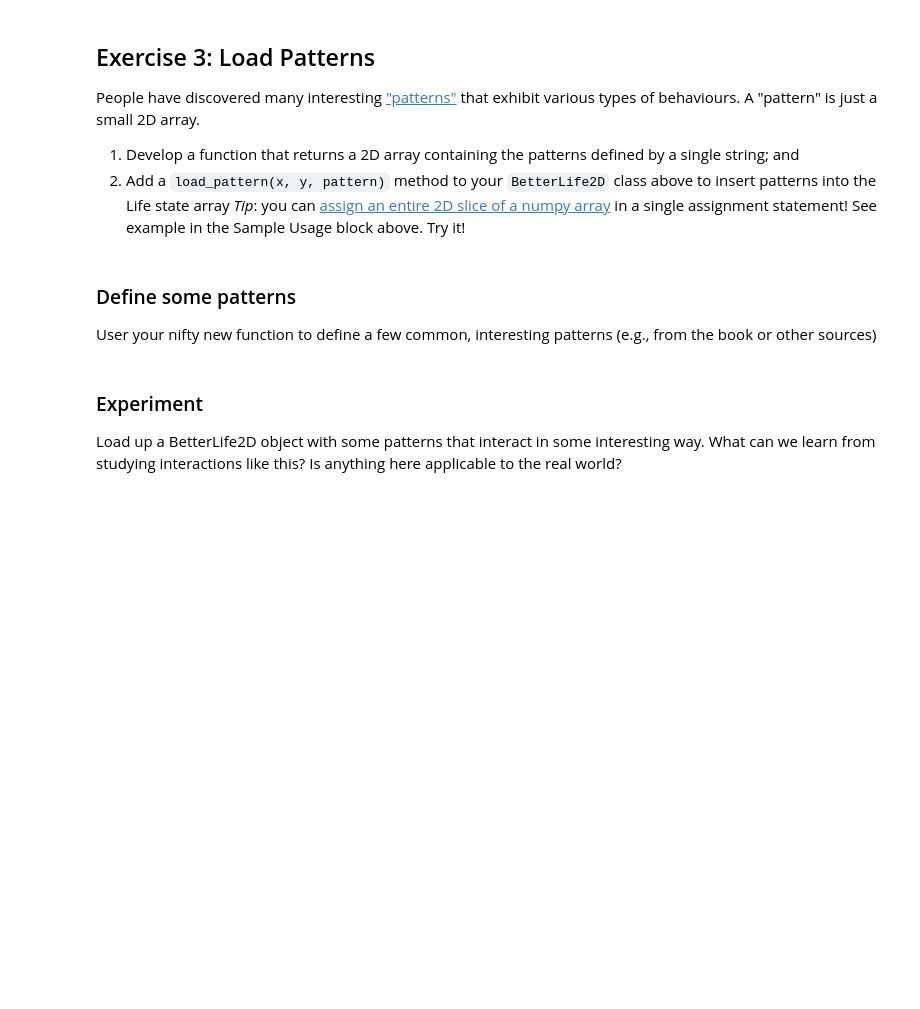
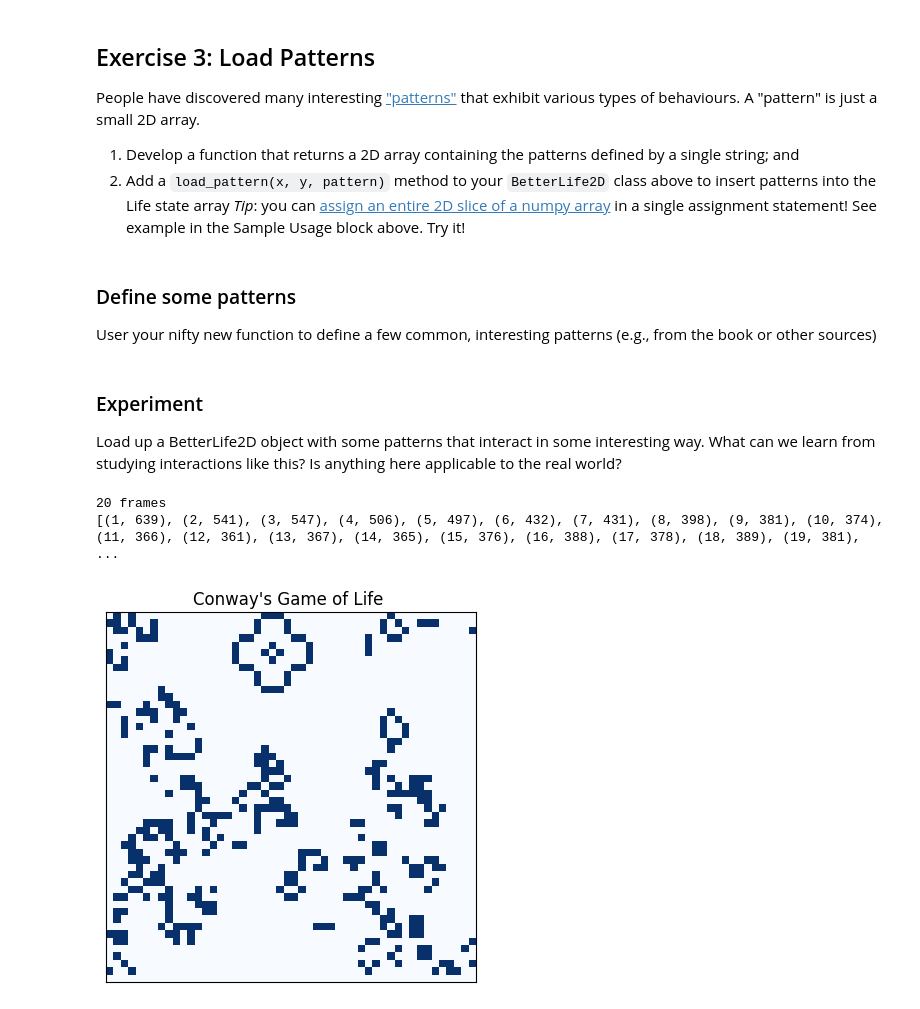
Before and after one commit to emkalan/comp215, a Jupyter notebook: labs/lab08_GoL.ipynb, the cells around one changed output. Saved outputs shown, nothing was run; the diff lists cells and outputs as text; code cells hidden in the pictures; blank space fills up the shorter version.

```diff
--- a/labs/lab08_GoL.ipynb
+++ b/labs/lab08_GoL.ipynb
@@ -277,19 +277,17 @@ glider_pattern = \
     """
 
 # Ex. 3 your code here...
-def load_pattern(pattern_string):
-    """
-    Converts a string representation of a pattern into a 2D numpy array.
+def load_pattern(self, x, y, pattern):
+  """
+  Loads a pattern into the Life state array at the specified coordinates.
 
     Args:
-        pattern_string: The string representation of the pattern.
-
-    Returns:
-        A 2D numpy array representing the pattern.
-    """
-    lines = pattern_string.strip().split('\n')
-    pattern = [[int(char) for char in line.strip()] for line in lines]
-    return np.array(pattern, dtype=np.uint8)
+      x: The x-coordinate of the top-left corner of the pattern.
+      y: The y-coordinate of the top-left corner of the pattern.
+      pattern: The 2D numpy array representing the pattern.
+  """
+  pattern_height, pattern_width = pattern.shape
+  self.state[x:x + pattern_height, y:y + pattern_width] = pattern
 # %% [markdown]
 ### Define some patterns
 User your nifty new function to define a few common, interesting patterns (e.g., from the book or other sources)
@@ -306,6 +304,15 @@ block = load_pattern("""
     11
     11
     """)
+gosper_gun = load_pattern("""
+    00000000000000000000000
+00000001100000000001100
+00000010010000000010000
+00000010010001100100000
+00000001010010010000000
+00000000110000000000000
+00000000000000000000000
+""")
 # %% [markdown]
 ### Experiment
 Load up a BetterLife2D object with some patterns that interact in some interesting way.
@@ -314,0 +320,18 @@ What can we learn from studying interactions like this?   Is anything here appli
+# %%
+# Ex. 3 code for your experiment here
+life = BetterLife2D(50)
+life.load_pattern(10, 10, gosper_gun)
+life.load_pattern(10, 10, glider)
+life.load_pattern(20, 20, block)  # Place a block strategically
+
+# Example: Track population count
+population_count = []
+for i in range(gol.frames):
+    life.step()
+    population_count.append((i+1, np.sum(life.state)))
+print(f"{gol.frames} frames")
+print(population_count)
+# %% [output]
+20 frames
+[(1, 639), (2, 541), (3, 547), (4, 506), (5, 497), (6, 432), (7, 431), (8, 398), (9, 381), (10, 374), (11, 366), (12, 361), (13, 367), (14, 365), (15, 376), (16, 388), (17, 378), (18, 389), (19, 381), ...
+[figure, added]
```
Also changed, not shown: parts of 1 cell of this notebook.
